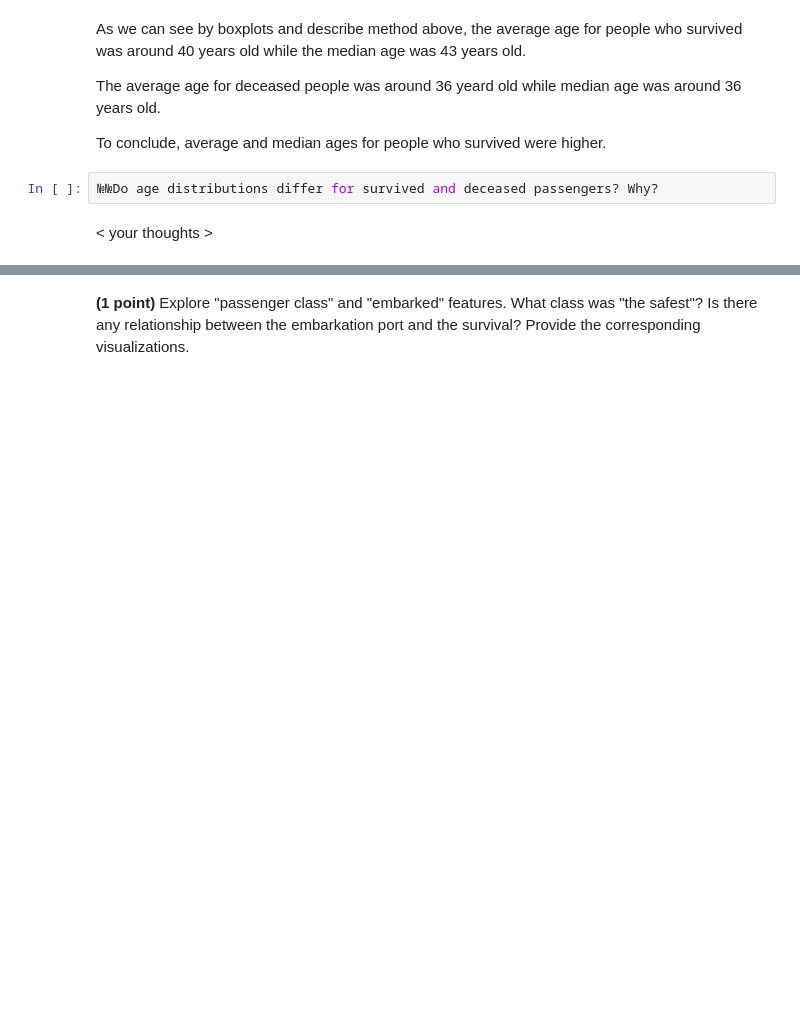
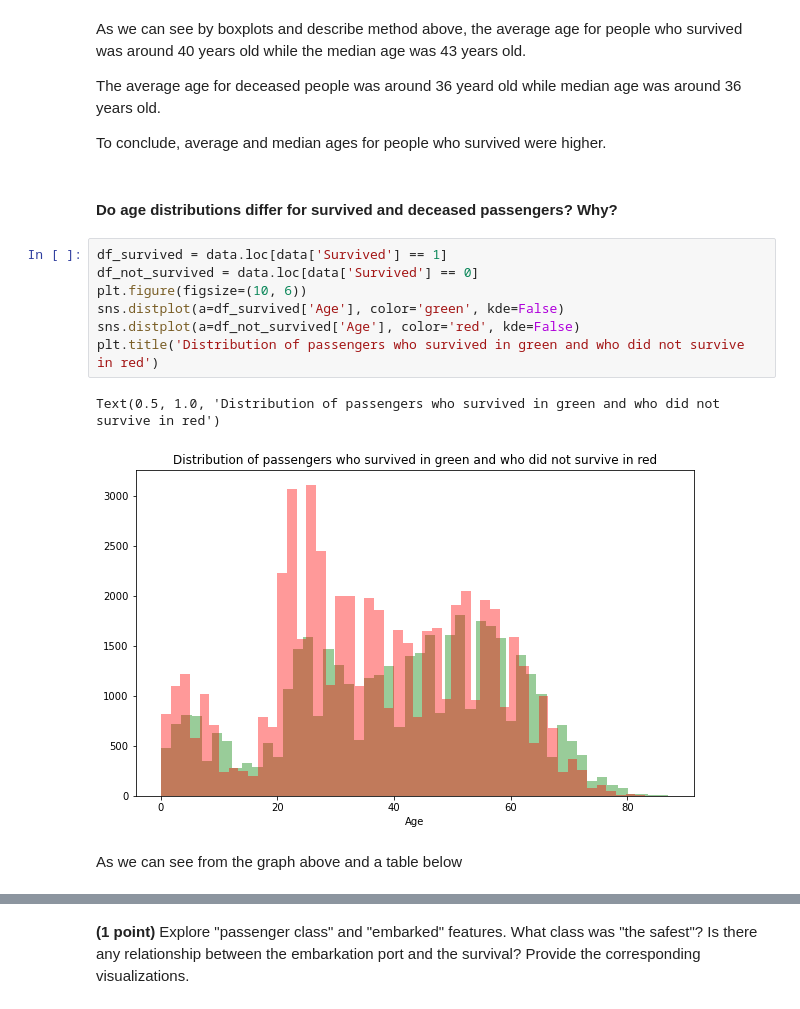
Before and after one commit to drnaida/rsschool-machine-learning-course, a Jupyter notebook: hw_classification.ipynb, the cells around one changed output, grey strips where cells are left out. Saved outputs shown, nothing was run; the diff lists cells and outputs as text; blank space fills up the shorter version.

Commit message:
feat: provide explanation for age distribution

```diff
--- a/hw_classification.ipynb
+++ b/hw_classification.ipynb
@@ -553,7 +553,17 @@ As we can see by boxplots and describe method above, the average age for people
 The average age for deceased people was around 36 yeard old while median age was around 36 years old.
 
 To conclude, average and median ages for people who survived were higher.
-# %%
-№№Do age distributions differ for survived and deceased passengers? Why?
-# %% [markdown]
-< your thoughts >
+# %% [markdown]
+#### Do age distributions differ for survived and deceased passengers? Why?
+# %%
+df_survived = data.loc[data['Survived'] == 1]
+df_not_survived = data.loc[data['Survived'] == 0]
+plt.figure(figsize=(10, 6))
+sns.distplot(a=df_survived['Age'], color='green', kde=False)
+sns.distplot(a=df_not_survived['Age'], color='red', kde=False)
+plt.title('Distribution of passengers who survived in green and who did not survive in red')
+# %% [output]
+Text(0.5, 1.0, 'Distribution of passengers who survived in green and who did not survive in red')
+[figure, added]
+# %% [markdown]
+As we can see from the graph above and a table below
```
Also changed, not shown: parts of 2 cells of this notebook.
